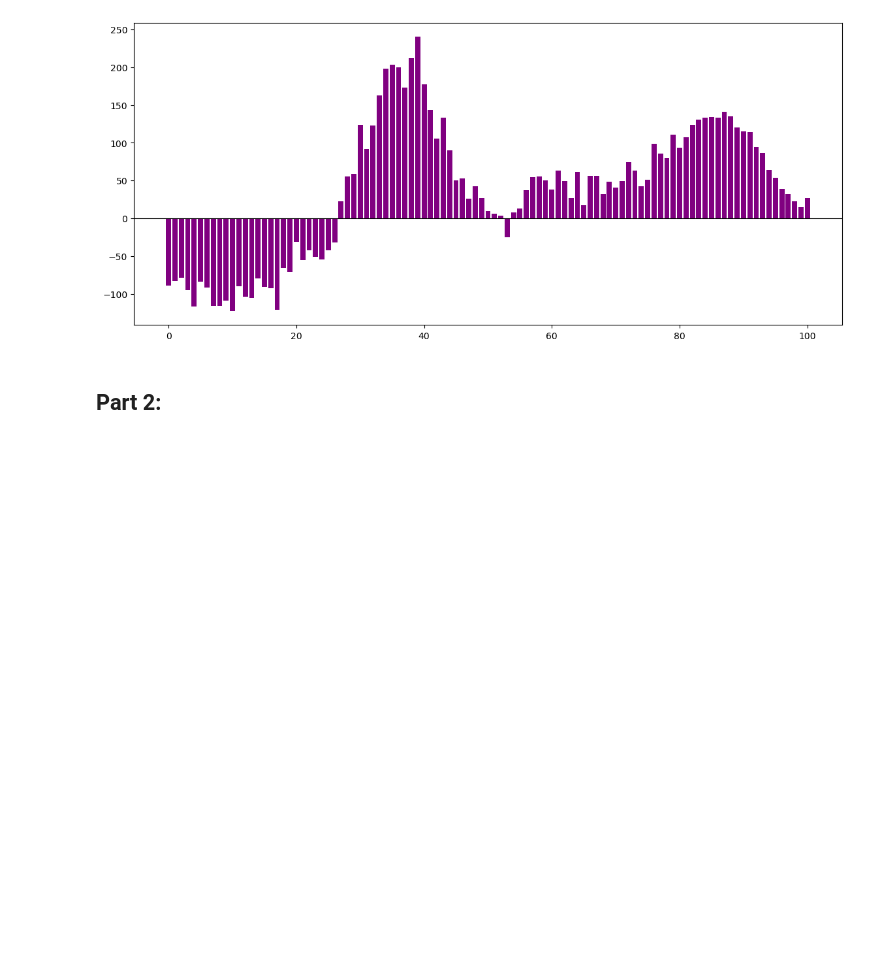
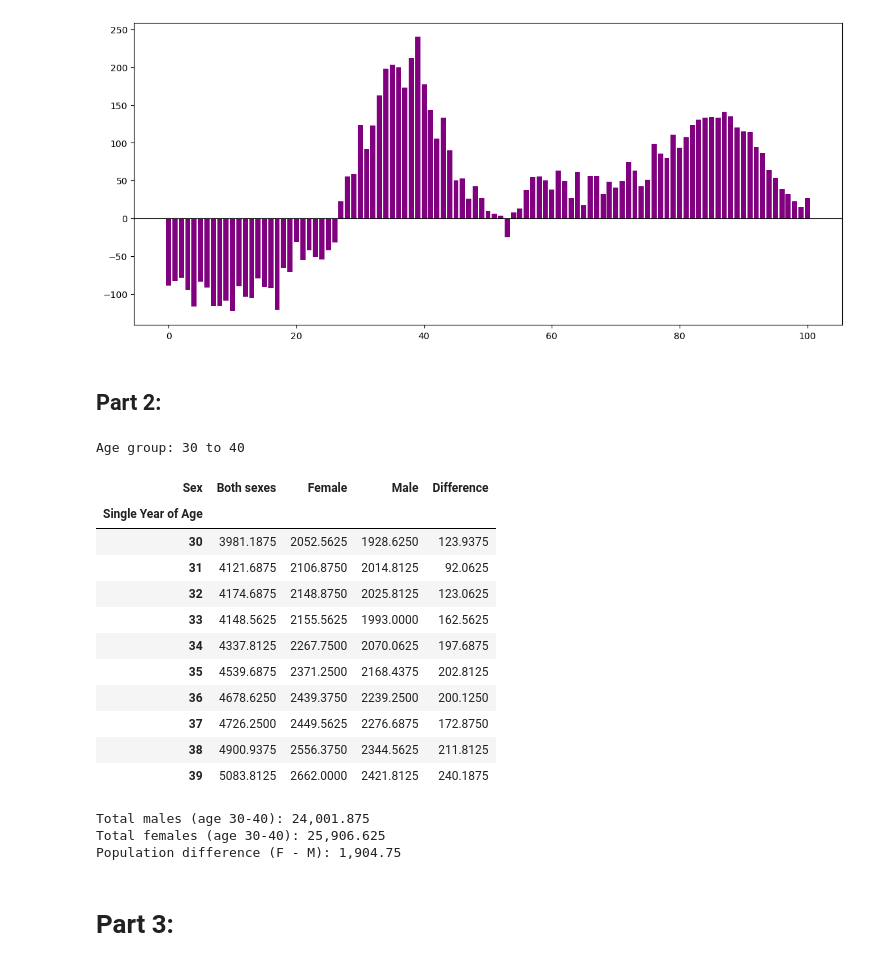
Before and after one commit to LDonn32/PDFA, a Jupyter notebook: Assignments/assignment05-population.ipynb, the cells around one changed output. Drawn from its saved outputs; the diff is of its cells as text; code cells hidden in the pictures; blank space fills up the shorter version.

Commit message:
update to part 2 and part 3

```diff
--- a/Assignments/assignment05-population.ipynb
+++ b/Assignments/assignment05-population.ipynb
@@ -228,3 +226,52 @@ plt.axhline(0, color='black', linewidth=0.8)
 [figure]
 # %% [markdown]
 ## Part 2:
+# %%
+# Set target age.
+target_age = 35
+
+# Create an age band: within 5 years of target age.
+lower_bound = target_age - 5
+upper_bound = target_age + 5
+
+print(f"Age group: {lower_bound} to {upper_bound}")
+
+# filter using boolean indexing see pandas docs:
+# https://pandas.pydata.org/docs/user_guide/indexing.html
+
+# Filter the pivot table df_anal for this age range
+age_group_df = df_anal.loc[(df_anal.index >= lower_bound) & (df_anal.index <= upper_bound)]
+
+# Show the age group to verify
+age_group_df.head(10)
+# %% [output]
+Age group: 30 to 40
+| Sex | Both sexes | Female | Male | Difference |
+| Single Year of Age |  |  |  |  |
+| 30 | 3981.1875 | 2052.5625 | 1928.6250 | 123.9375 |
+| 31 | 4121.6875 | 2106.8750 | 2014.8125 | 92.0625 |
+| 32 | 4174.6875 | 2148.8750 | 2025.8125 | 123.0625 |
+| 33 | 4148.5625 | 2155.5625 | 1993.0000 | 162.5625 |
+| 34 | 4337.8125 | 2267.7500 | 2070.0625 | 197.6875 |
+| 35 | 4539.6875 | 2371.2500 | 2168.4375 | 202.8125 |
+| 36 | 4678.6250 | 2439.3750 | 2239.2500 | 200.1250 |
+| 37 | 4726.2500 | 2449.5625 | 2276.6875 | 172.8750 |
+| 38 | 4900.9375 | 2556.3750 | 2344.5625 | 211.8125 |
+| 39 | 5083.8125 | 2662.0000 | 2421.8125 | 240.1875 |
+# %%
+# Total males and females in this age band
+total_males_ageband = age_group_df[Males].sum()
+total_females_ageband = age_group_df[Females].sum()
+
+# Difference
+sex_difference_ageband = total_females_ageband - total_males_ageband
+
+print(f"Total males (age {lower_bound}-{upper_bound}): {total_males_ageband:,}")
+print(f"Total females (age {lower_bound}-{upper_bound}): {total_females_ageband:,}")
+print(f"Population difference (F - M): {sex_difference_ageband:,}")
+# %% [output]
+Total males (age 30-40): 24,001.875
+Total females (age 30-40): 25,906.625
+Population difference (F - M): 1,904.75
+# %% [markdown]
+# Part 3:
```
Also changed, not shown: parts of 5 cells of this notebook, 1 other file.
